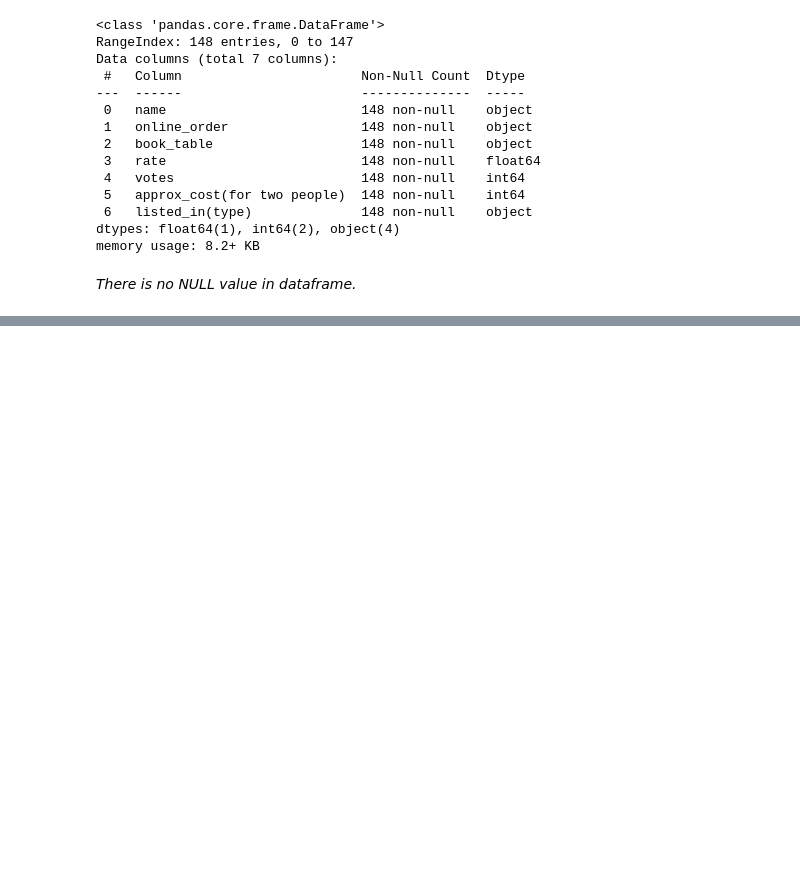
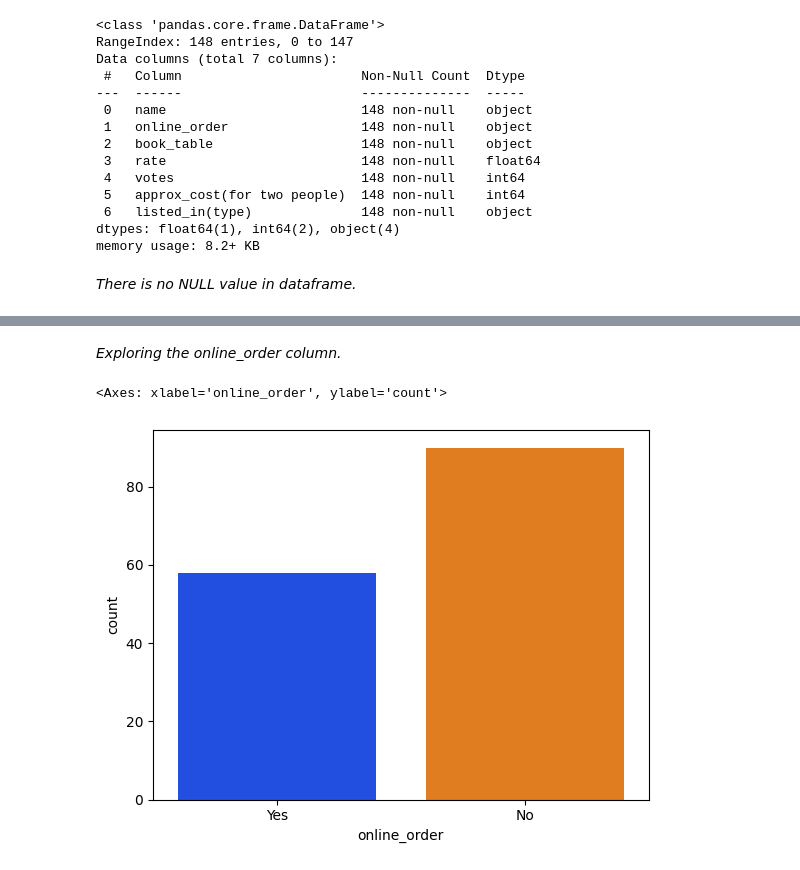
Before and after one commit to Jagandeep-Singh/Zomato-Data, a Jupyter notebook: zomato analysis.ipynb, the cells around one changed output, grey strips where cells are left out. Drawn from its saved outputs; the diff is of its cells as text; code cells hidden in the pictures; blank space fills up the shorter version.

```diff
--- a/zomato analysis.ipynb
+++ b/zomato analysis.ipynb
@@ -84,0 +107,7 @@ Conclusion: The majority of the restaurants fall into the dining category.
+# %% [markdown]
+_Exploring the online_order column._
+# %%
+sns.countplot(data=dataframe, x='online_order', hue='online_order', palette="bright", dodge=False)
+# %% [output]
+<Axes: xlabel='online_order', ylabel='count'>
+[figure, added]
```
Also changed, not shown: parts of 21 cells of this notebook.
